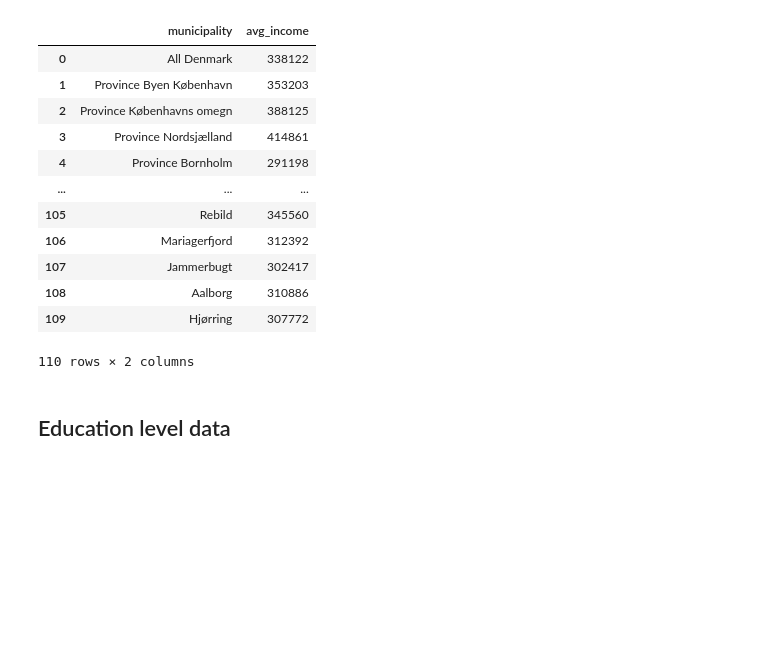
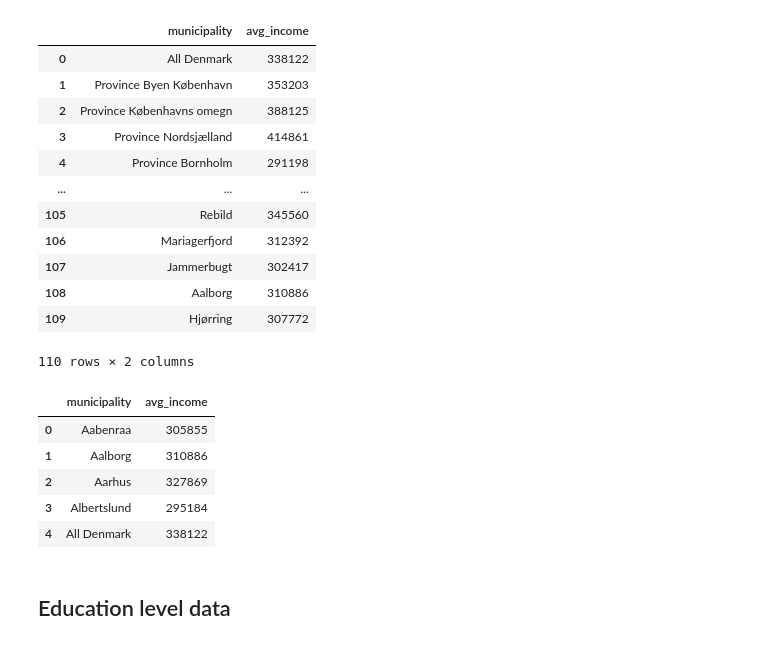
Before and after one commit to AskerNC/projects-2021-sstl, a Jupyter notebook: dataproject/dataproject.ipynb, the cells around one changed output. Saved outputs shown, nothing was run; the diff lists cells and outputs as text; code cells hidden in the pictures; blank space fills up the shorter version.

```diff
--- a/dataproject/dataproject.ipynb
+++ b/dataproject/dataproject.ipynb
@@ -233,6 +231,16 @@ display(inc_1)
 | 108 | Aalborg | 310886 |
 | 109 | Hjørring | 307772 |
 110 rows × 2 columns
+# %%
+avg_inc=inc_1.groupby(by="municipality").sum().reset_index()
+avg_inc.head()
+# %% [output]
+|  | municipality | avg_income |
+| 0 | Aabenraa | 305855 |
+| 1 | Aalborg | 310886 |
+| 2 | Aarhus | 327869 |
+| 3 | Albertslund | 295184 |
+| 4 | All Denmark | 338122 |
 # %% [markdown]
 ## Education level data
 # %% [markdown]
```
Also changed, not shown: parts of 1 cell of this notebook.
